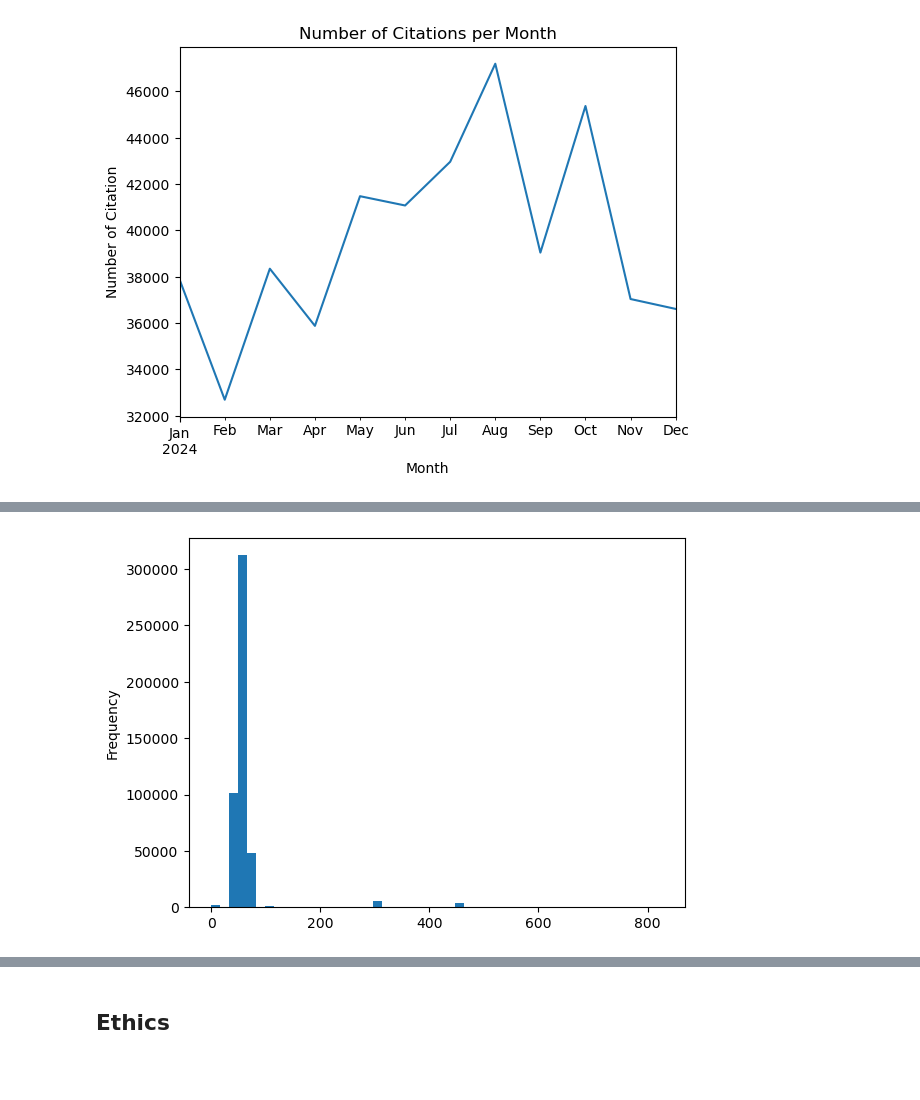
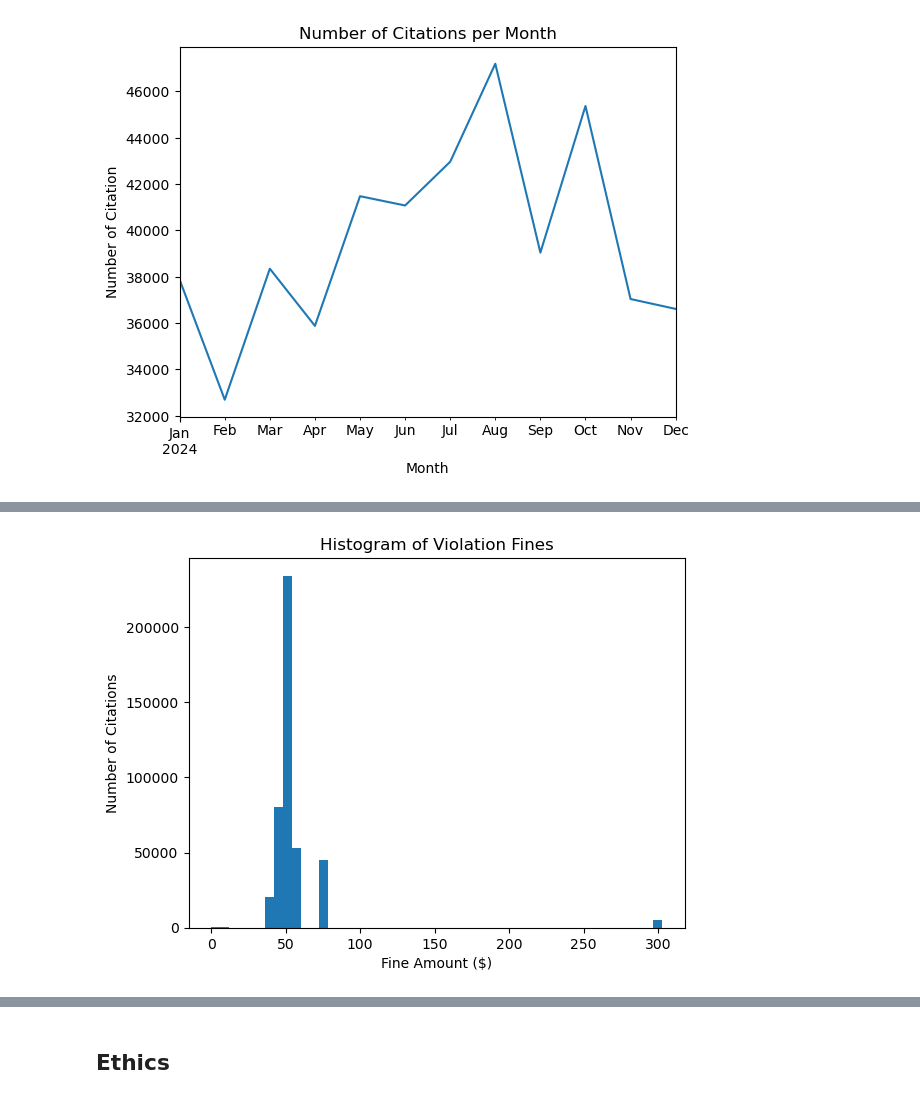
Before and after one commit to tobyzhan/Parking-Citation-Project, a Jupyter notebook: 01-DataCheckpoint.ipynb, the cells around one changed output, grey strips where cells are left out. Cells and saved outputs as stored; diff of their text form; code cells hidden in the pictures; blank space fills up the shorter version.

```diff
--- a/01-DataCheckpoint.ipynb
+++ b/01-DataCheckpoint.ipynb
@@ -225,0 +262,5 @@ vio_types.plot(kind='barh', x='count')
+# %%
+# filter out violations with less than 5000 citations
+processed_df = cleaned_df.groupby('vio_desc').filter(lambda x: len(x) >= 5000)
+vio_types = processed_df['vio_desc'].value_counts()
+vio_types.plot(kind='barh', x='count', title='Violation Types', xlabel='Count', ylabel='Violation Description')
@@ -226,5 +270,5 @@ vio_types.plot(kind='barh', x='count')
 # %%
 # Histogram of violation fines
-fines = cleaned_df['vio_fine'].plot(kind='hist', bins=50)
+fines = processed_df['vio_fine'].plot(kind='hist', bins=50, title='Histogram of Violation Fines', xlabel='Fine Amount ($)', ylabel='Number of Citations')
 # %% [output]
-[figure, old version]
+[figure, new version]
```
Also changed, not shown: parts of 14 cells of this notebook.
